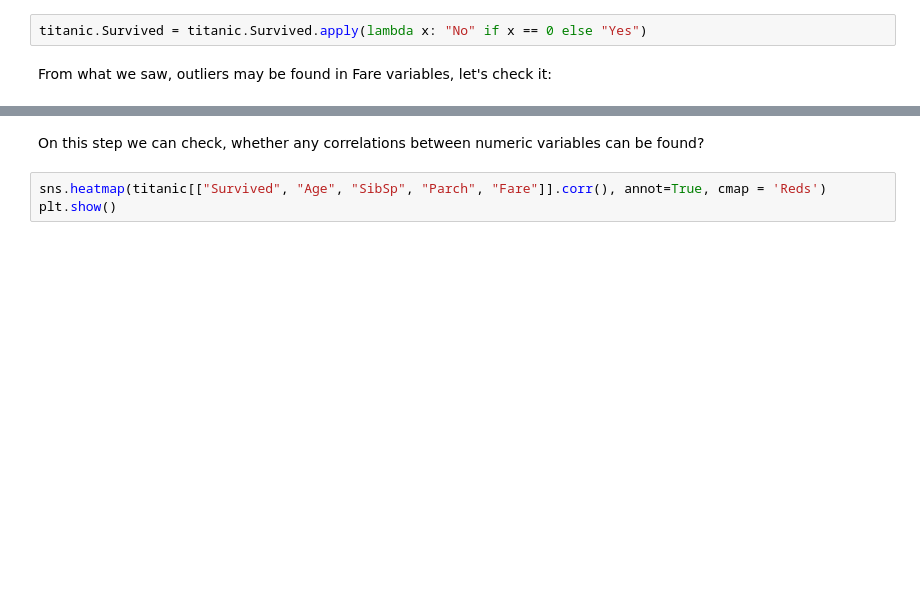
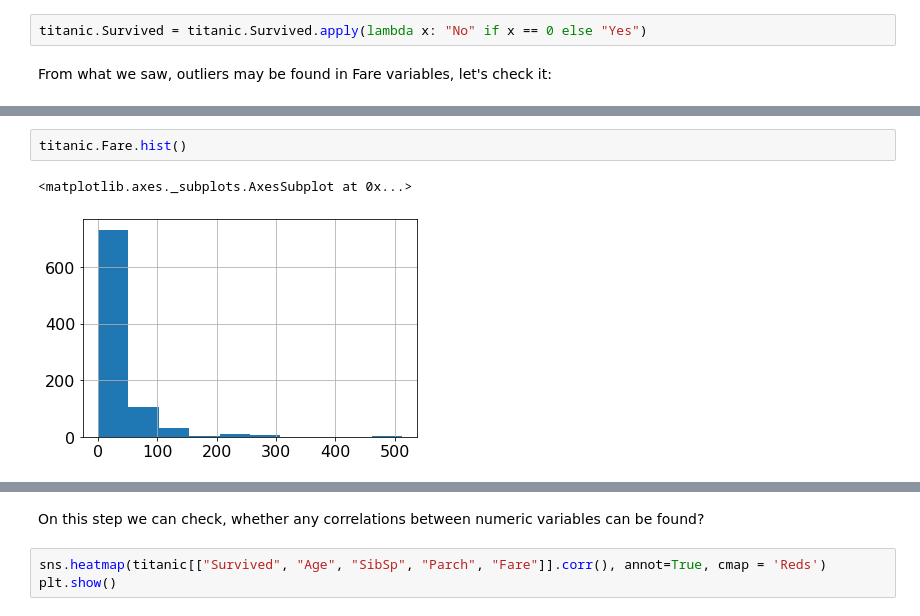
Before and after one commit to daria-nikanorova/BI_2020-2021_Python, a Jupyter notebook: hw_pandas.ipynb, the cells around one changed output, grey strips where cells are left out. Cells and saved outputs as stored; diff of their text form; blank space fills up the shorter version.

```diff
--- a/hw_pandas.ipynb
+++ b/hw_pandas.ipynb
@@ -183,0 +197,5 @@ I checked some of these names in https://www.encyclopedia-titanica.org/ and foun
+# %%
+titanic.Fare.hist()
+# %% [output]
+<matplotlib.axes._subplots.AxesSubplot at 0x...>
+[figure, added]
```
Also changed, not shown: parts of 8 cells of this notebook, 1 other file.
